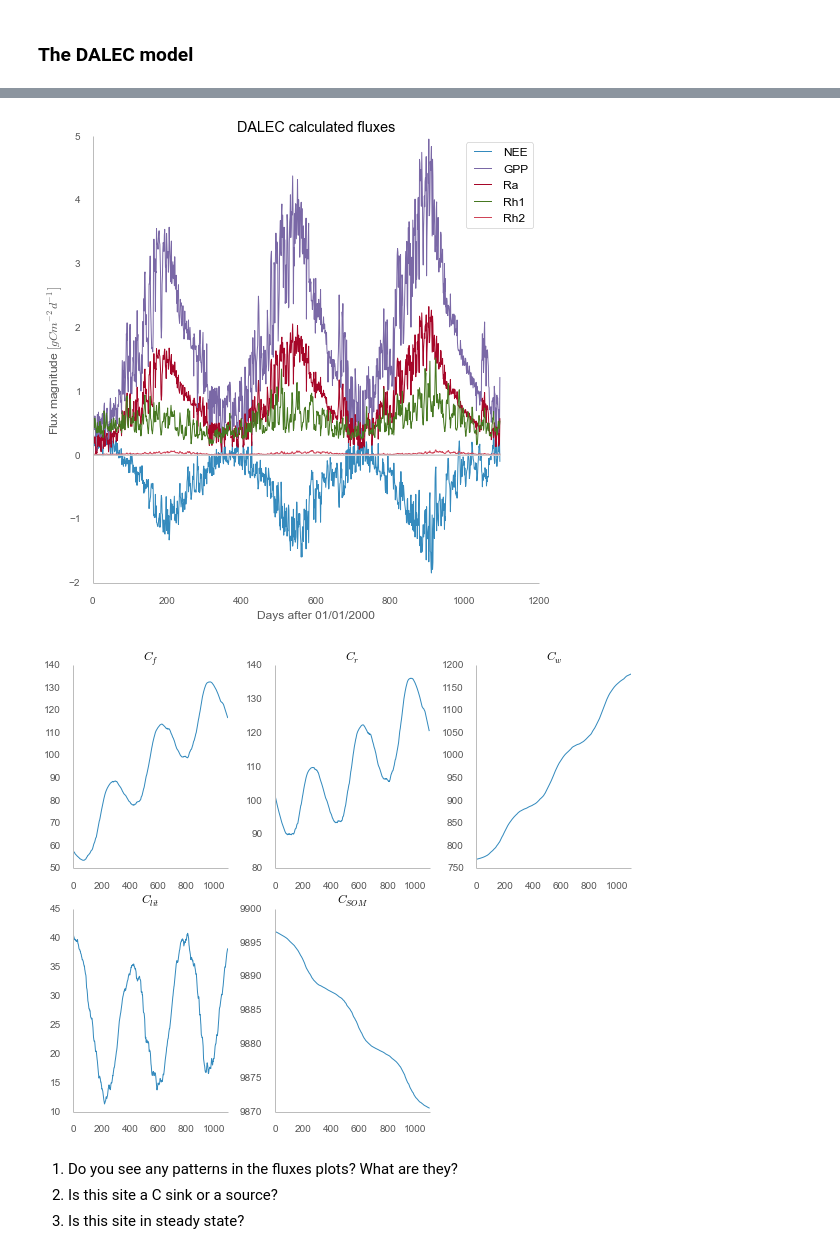
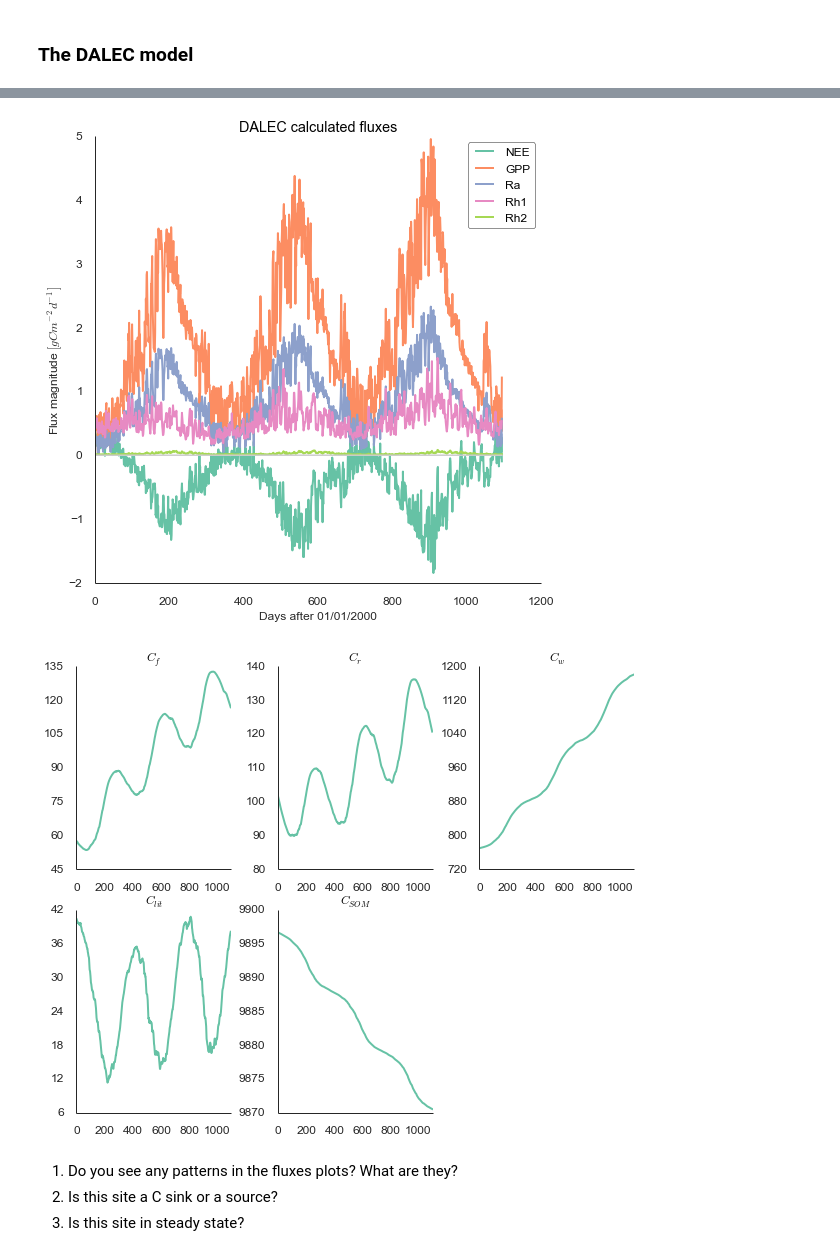
Before and after one commit to jgomezdans/dalec_pf, a Jupyter notebook: DA_practical.ipynb, the cells around one changed output, grey strips where cells are left out. Cells and saved outputs as stored; diff of their text form; code cells hidden in the pictures.

```diff
--- a/DA_practical.ipynb
+++ b/DA_practical.ipynb
@@ -66,12 +68,15 @@ These parameters are shown in the following table (taken from [Williams et al, 2
 
 Let's see how the DALEC model works without any DA...
 # %%
+from plot_utils import plot_config
+plot_config()
 from dalec import *
 %matplotlib inline
+
 test_dalec()
 # %% [output]
-[figure, old version]
+[figure, new version]
-[figure, old version]
+[figure, new version]
 # %% [markdown]
 1. Do you see any patterns in the fluxes plots? What are they?
 2. Is this site a C sink or a source?
```
Also changed, not shown: parts of 6 cells of this notebook.
